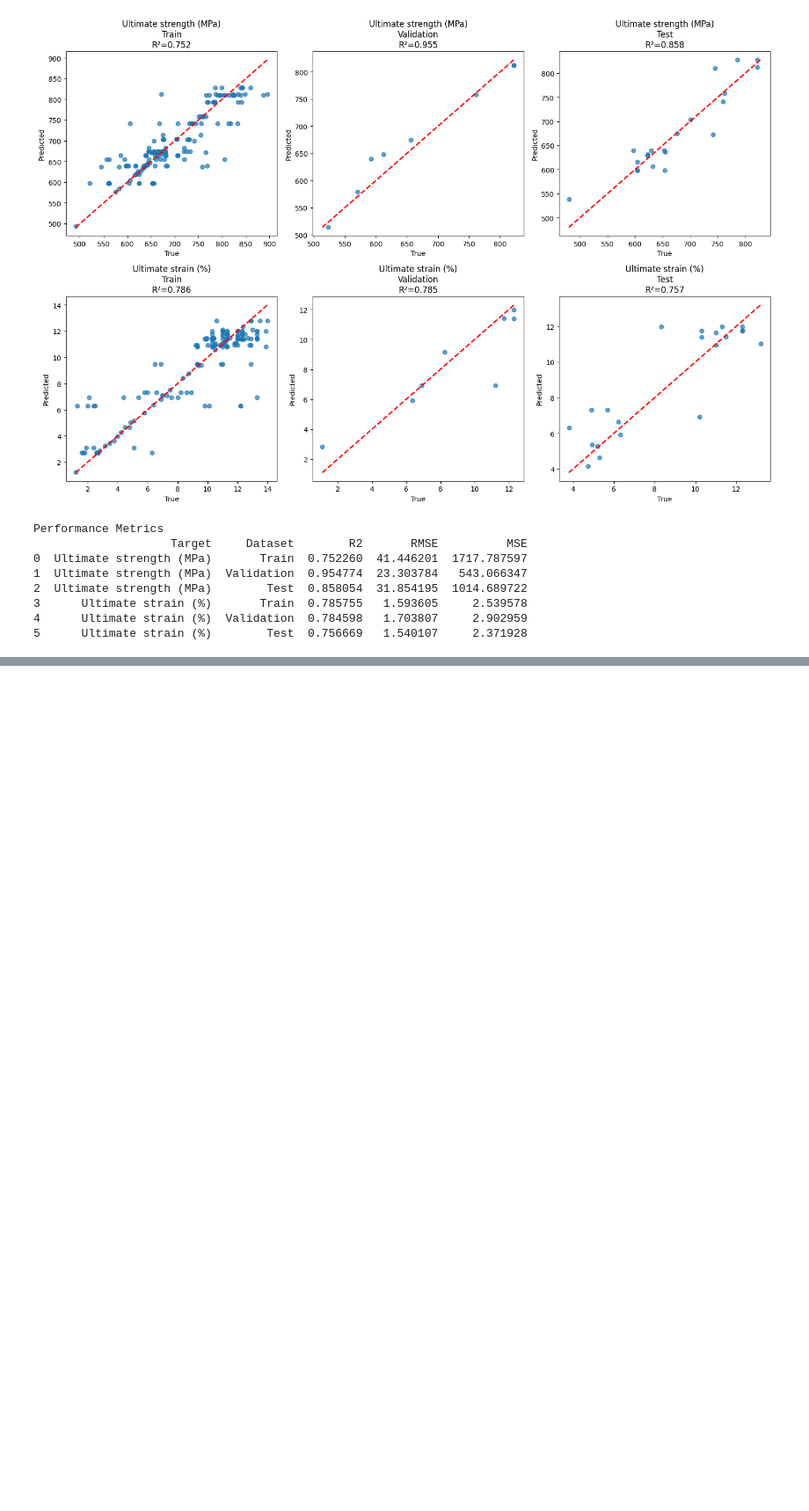
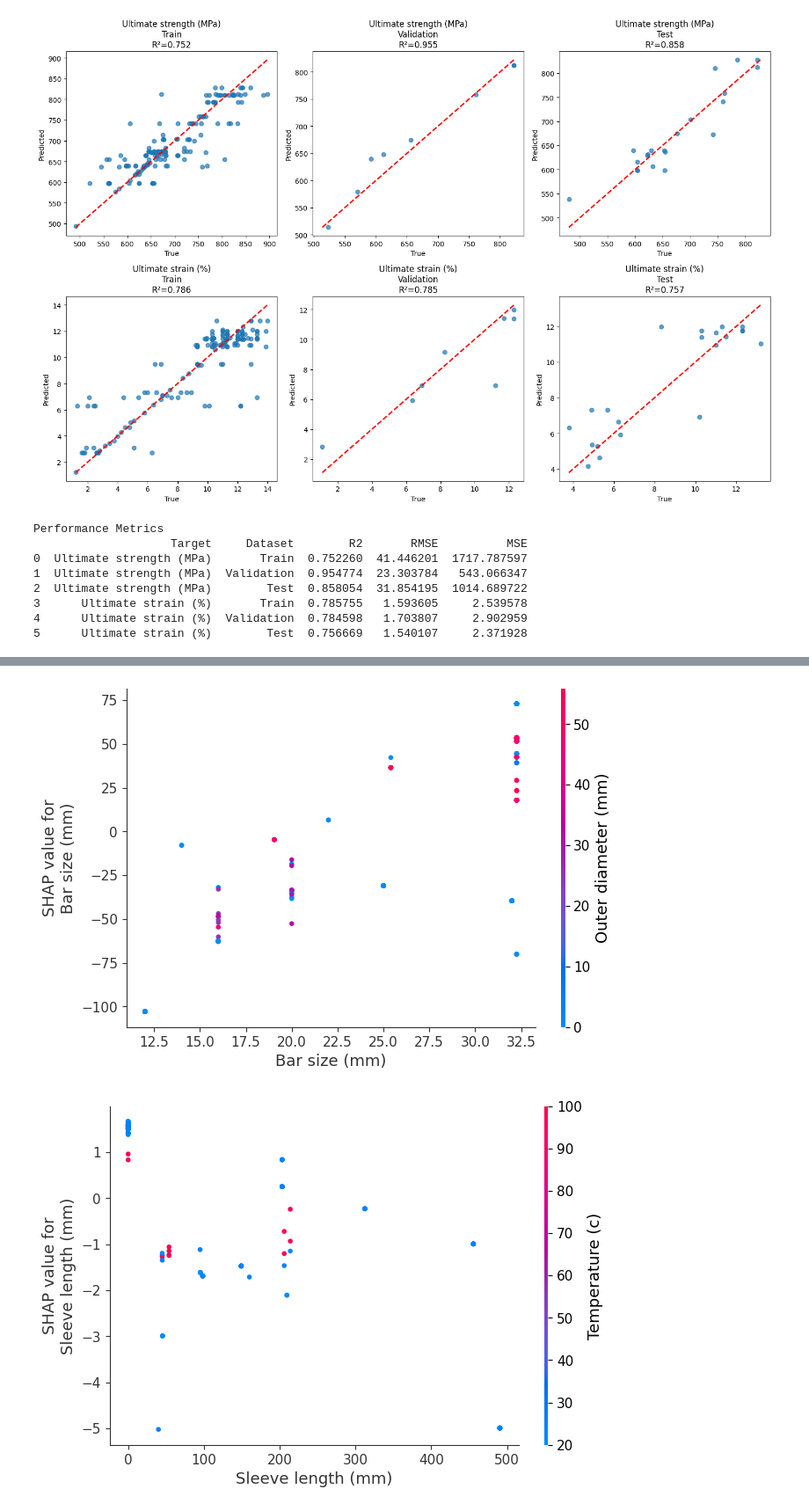
Before and after one commit to hdabiri-Mide/HDabiri_personal, a Jupyter notebook: StressStrainPaper/StressStrainData.ipynb, the cells around one changed output, grey strips where cells are left out. Shown at 88% size. Cells and saved outputs as stored; diff of their text form; code cells hidden in the pictures; blank space fills up the shorter version.

```diff
--- a/StressStrainPaper/StressStrainData.ipynb
+++ b/StressStrainPaper/StressStrainData.ipynb
@@ -361,0 +577,18 @@ Performance Metrics
+# %%
+## =============== Dependence Plots ===============
+
+shap.dependence_plot(
+    "Bar size (mm)",
+    shap_values_fu,
+    X_train
+)
+
+
+shap.dependence_plot(
+    "Sleeve length (mm)",
+    shap_values_eps,
+    X_train
+)
+# %% [output]
+[figure, added]
+[figure, added]
```
Also changed, not shown: parts of 3 cells of this notebook.
